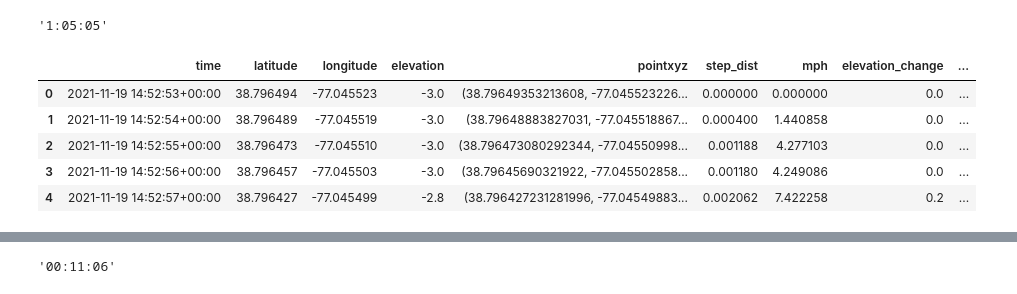
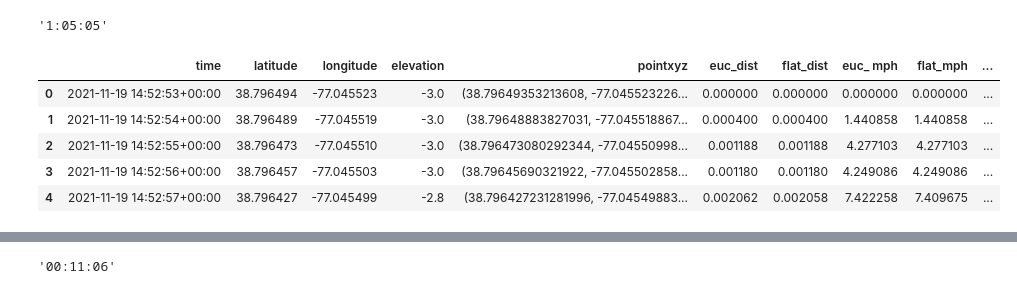
Before and after one commit to lrhf97/gpx_analysis, a Jupyter notebook: route_analysis.ipynb, the cells around one changed output, grey strips where cells are left out. Cells and saved outputs as stored; diff of their text form; code cells hidden in the pictures.

Commit message:
trying euc dist and flat dist for cum dist fix

```diff
--- a/route_analysis.ipynb
+++ b/route_analysis.ipynb
@@ -137,7 +137,8 @@ from geopy import distance
 import math
 # %%
 # Get Step distance, i.e. distance between points.
-dist = [0]
+euc_dist = [0]
+fl_dist =[0]
 
 for i in range(len(route_2loop_df)-1):
 
@@ -150,10 +151,13 @@ for i in range(len(route_2loop_df)-1):
     eldiff = b_elv-a_elv
 
     flat_distance =distance.distance(a_latlon,b_latlon).miles
+    fl_dist.append(flat_distance)
 
     euc_distance = math.sqrt(flat_distance**2 + eldiff**2)
-    dist.append(euc_distance)
+    euc_dist.append(euc_distance)
 
-route_2loop_df['step_dist'] = pd.Series(dist)
+route_2loop_df['euc_dist'] = pd.Series(euc_dist)
+route_2loop_df['flat_dist'] = pd.Series(fl_dist)
+
 route_2loop_df.head()
 # %% [output]
@@ -166,12 +170,16 @@ route_2loop_df.head()
 # %%
 # 1 sec is 1/60th of minute and a minute is 1/60th of an hour so
 
-speed = []
+euc_speed = []
+fl_speed =[]
 for i in range(len(route_2loop_df)):
-    mph = route_2loop_df['step_dist'][i]/(1/60/60)
-    speed.append(mph)
+    euc_mph = route_2loop_df['euc_dist'][i]/(1/60/60)
+    euc_speed.append(euc_mph)
+    fl_mph = route_2loop_df['flat_dist'][i]/(1/60/60)
+    fl_speed.append(fl_mph)
 
-route_2loop_df['mph'] = pd.Series(speed)
+route_2loop_df['euc_ mph'] = pd.Series(euc_speed)
+route_2loop_df['flat_mph'] = pd.Series(fl_speed)
 # %%
 elevation_change = [0]
 
@@ -279,39 +284,38 @@ sec_2_time(3905)
 # %%
 # Adding Elapsed Time
 def elapsed_time(row):
-
     time = str(datetime.timedelta(seconds=row['second']))
     return time
 
 route_2loop_df['elapsed_time']= route_2loop_df.apply(elapsed_time, axis=1)
 
 # Adding steps/distance in feet
-route_2loop_df['step_feet'] = route_2loop_df['step_dist'] * 5280
+route_2loop_df['step_feet'] = route_2loop_df['flat_dist'] * 5280
 route_2loop_df.head()
 
 
 #  Adding Cumulative Distance
 cum_dist = [0]
 interim_cum_dist = 0
 for i in range(1,len(route_2loop_df)):
 
-    this_step = (route_2loop_df['step_dist'][i]+route_2loop_df['step_dist'][i-1])
+    this_step = (route_2loop_df['flat_dist'][i]+route_2loop_df['flat_dist'][i-1])
     interim_cum_dist +=  this_step
     cum_dist.append(interim_cum_dist)
 
 route_2loop_df['cum_dist'] = pd.Series(cum_dist)
 
 # Adding mile identifiers
 
 
 route_2loop_df.head()
 # %% [output]
-|  | time | latitude | longitude | elevation | pointxyz | step_dist | mph | elevation_change | ... |
-| 0 | 2021-11-19 14:52:53+00:00 | 38.796494 | -77.045523 | -3.0 | (38.79649353213608, -77.045523226... | 0.000000 | 0.000000 | 0.0 | ... |
-| 1 | 2021-11-19 14:52:54+00:00 | 38.796489 | -77.045519 | -3.0 | (38.79648883827031, -77.045518867... | 0.000400 | 1.440858 | 0.0 | ... |
-| 2 | 2021-11-19 14:52:55+00:00 | 38.796473 | -77.045510 | -3.0 | (38.796473080292344, -77.04550998... | 0.001188 | 4.277103 | 0.0 | ... |
-| 3 | 2021-11-19 14:52:56+00:00 | 38.796457 | -77.045503 | -3.0 | (38.79645690321922, -77.045502858... | 0.001180 | 4.249086 | 0.0 | ... |
-| 4 | 2021-11-19 14:52:57+00:00 | 38.796427 | -77.045499 | -2.8 | (38.796427231281996, -77.04549883... | 0.002062 | 7.422258 | 0.2 | ... |
+|  | time | latitude | longitude | elevation | pointxyz | euc_dist | flat_dist | euc_ mph | flat_mph | ... |
+| 0 | 2021-11-19 14:52:53+00:00 | 38.796494 | -77.045523 | -3.0 | (38.79649353213608, -77.045523226... | 0.000000 | 0.000000 | 0.000000 | 0.000000 | ... |
+| 1 | 2021-11-19 14:52:54+00:00 | 38.796489 | -77.045519 | -3.0 | (38.79648883827031, -77.045518867... | 0.000400 | 0.000400 | 1.440858 | 1.440858 | ... |
+| 2 | 2021-11-19 14:52:55+00:00 | 38.796473 | -77.045510 | -3.0 | (38.796473080292344, -77.04550998... | 0.001188 | 0.001188 | 4.277103 | 4.277103 | ... |
+| 3 | 2021-11-19 14:52:56+00:00 | 38.796457 | -77.045503 | -3.0 | (38.79645690321922, -77.045502858... | 0.001180 | 0.001180 | 4.249086 | 4.249086 | ... |
+| 4 | 2021-11-19 14:52:57+00:00 | 38.796427 | -77.045499 | -2.8 | (38.796427231281996, -77.04549883... | 0.002062 | 0.002058 | 7.422258 | 7.409675 | ... |
 # %%
 # Identify times when runner is stopped or moving very slowly
 def find_stops(row):
```
Also changed, not shown: parts of 7 cells of this notebook, 4 other files.
